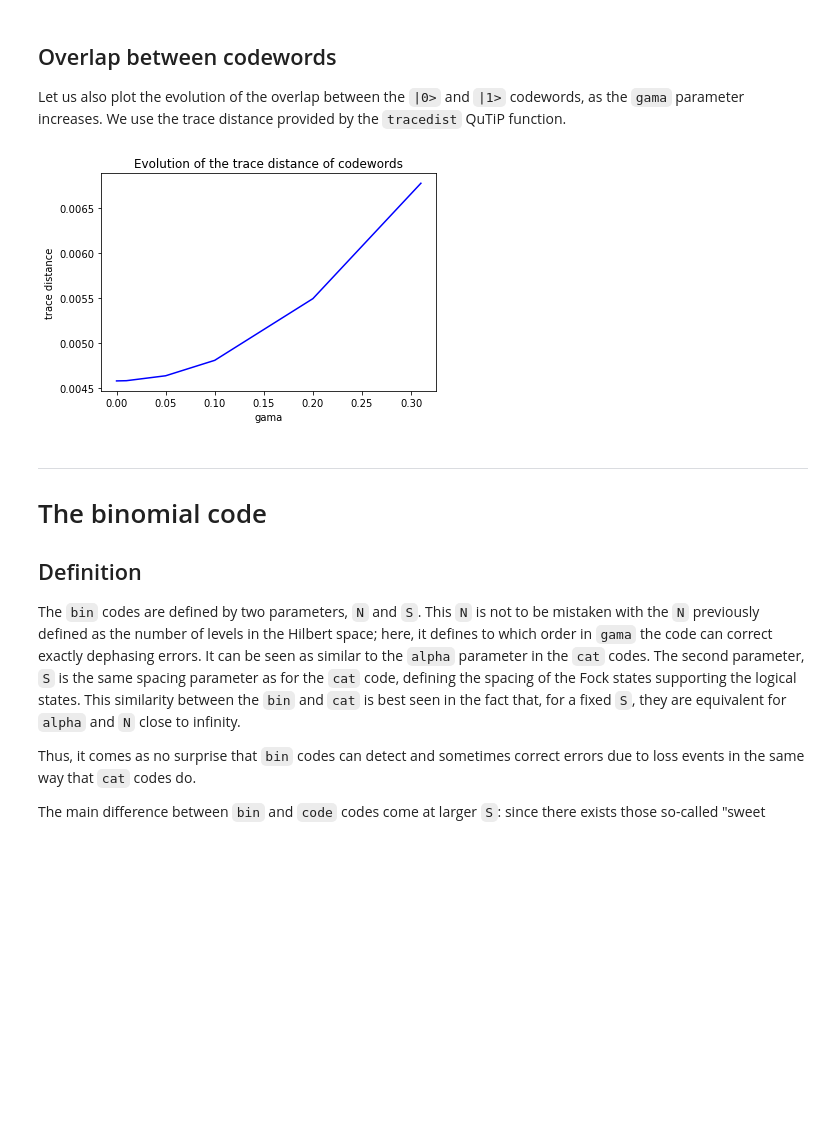
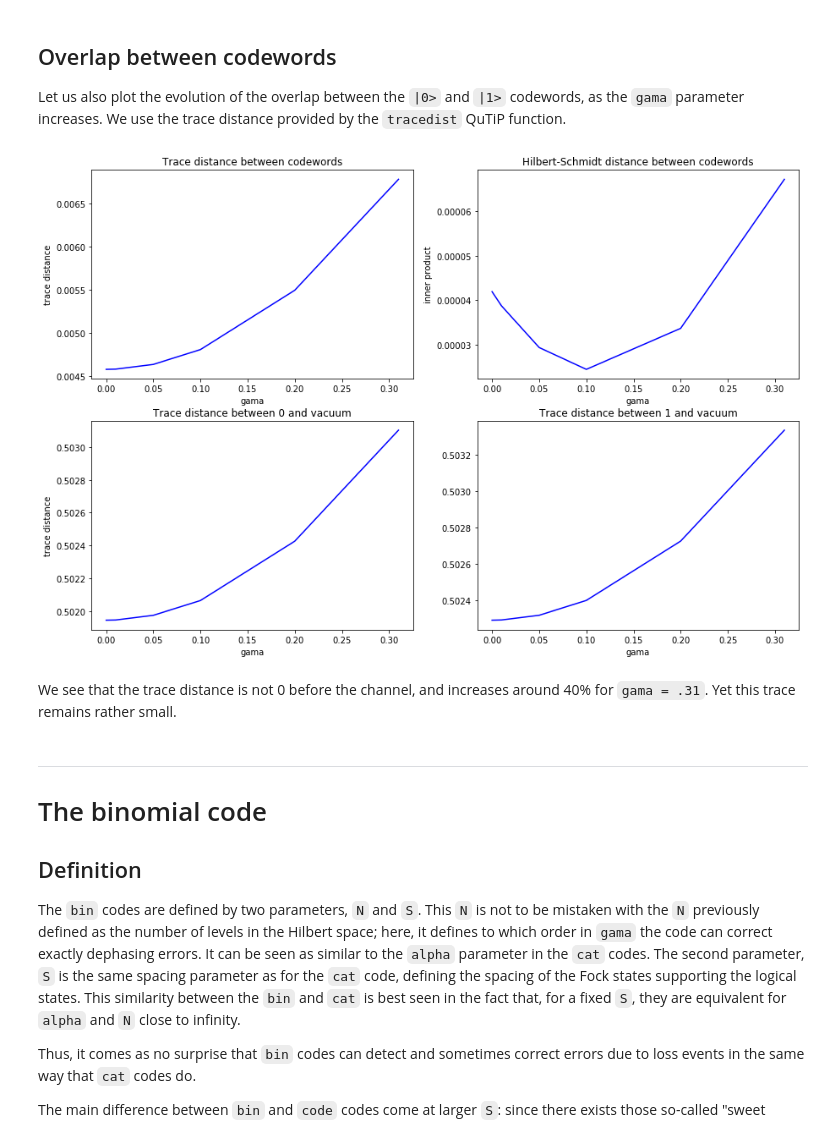
Before and after one commit to kinnian/PRIM, a Jupyter notebook: Bosonic_codes_in_a_pure-loss_channel.ipynb, the cells around one changed output. Drawn from its saved outputs; the diff is of its cells as text; code cells hidden in the pictures; blank space fills up the shorter version.

Commit message:
Added Hilbert-Schmidt inner product Also added trace distance with vacuum. Some strange results...

```diff
--- a/Bosonic_codes_in_a_pure-loss_channel.ipynb
+++ b/Bosonic_codes_in_a_pure-loss_channel.ipynb
@@ -147,21 +147,38 @@ Despite this, we still see a clear difference between the `|0>` and `|1>` logica
 ## Overlap between codewords
 
 Let us also plot the evolution of the overlap between the `|0>` and `|1>` codewords, as the `gama` parameter increases. We use the trace distance provided by the `tracedist` QuTiP function.
-# %%
-d_0 = density(cat_L(20, 2, 0))
-d_1 = density(cat_L(20, 2, 1))
-xvec = [0, 0.01, 0.05, 0.1, 0.2, 0.31]
-yvec = [(tracedist(channel(d_0, 20, gama), channel(d_1, 20, gama))) for gama in xvec]
-fig = plt.figure()
-ax = fig.add_subplot(111)
-
-p = ax.plot(xvec, yvec, 'b')
-ax.set_xlabel('gama')
-ax.set_ylabel('trace distance')
-ax.set_title('Evolution of the trace distance of codewords')
-plt.show()
-# %% [output]
-[figure, removed]
+# %%
+d_0 = density(cat_L(20, 2, 0))
+d_1 = density(cat_L(20, 2, 1))
+vac = fock_dm(20, 0)
+
+xvec = [0, 0.01, 0.05, 0.1, 0.2, 0.31] # gama
+yvec1 = [(tracedist(channel(d_0, 20, gama), channel(d_1, 20, gama))) for gama in xvec] # trace distance between codewords
+yvec2 = [(tracedist(channel(d_0, 20, gama), vac)) for gama in xvec] # trace dist between 0 and vacuum
+yvec3 = [(tracedist(channel(d_1, 20, gama), vac)) for gama in xvec] # trace dist between 1 and vacuum
+yvec4 = [(hilbert_dist(channel(d_0, 20, gama), channel(d_1, 20, gama))) for gama in xvec] # Inner product between codewords
+
+fig, ax = plt.subplots(2, 2, figsize=(15,10))
+p0 = ax[0][0].plot(xvec, yvec1, 'b')
+p1 = ax[0][1].plot(xvec, yvec4, 'b')
+p1 = ax[1][0].plot(xvec, yvec2, 'b')
+p1 = ax[1][1].plot(xvec, yvec3, 'b')
+ax[0][0].set_xlabel('gama')
+ax[1][0].set_xlabel('gama')
+ax[0][1].set_xlabel('gama')
+ax[1][1].set_xlabel('gama')
+ax[0][0].set_ylabel('trace distance')
+ax[0][1].set_ylabel('inner product')
+ax[1][0].set_ylabel('trace distance')
+ax[0][0].set_title('Trace distance between codewords')
+ax[0][1].set_title('Hilbert-Schmidt distance between codewords')
+ax[1][0].set_title('Trace distance between 0 and vacuum')
+ax[1][1].set_title('Trace distance between 1 and vacuum')
+plt.show()
+# %% [output]
+[figure, added]
+# %% [markdown]
+We see that the trace distance is not 0 before the channel, and increases around 40% for `gama = .31`. Yet this trace remains rather small.
 # %% [markdown]
 ****
 
```
Also changed, not shown: parts of 8 cells of this notebook.
